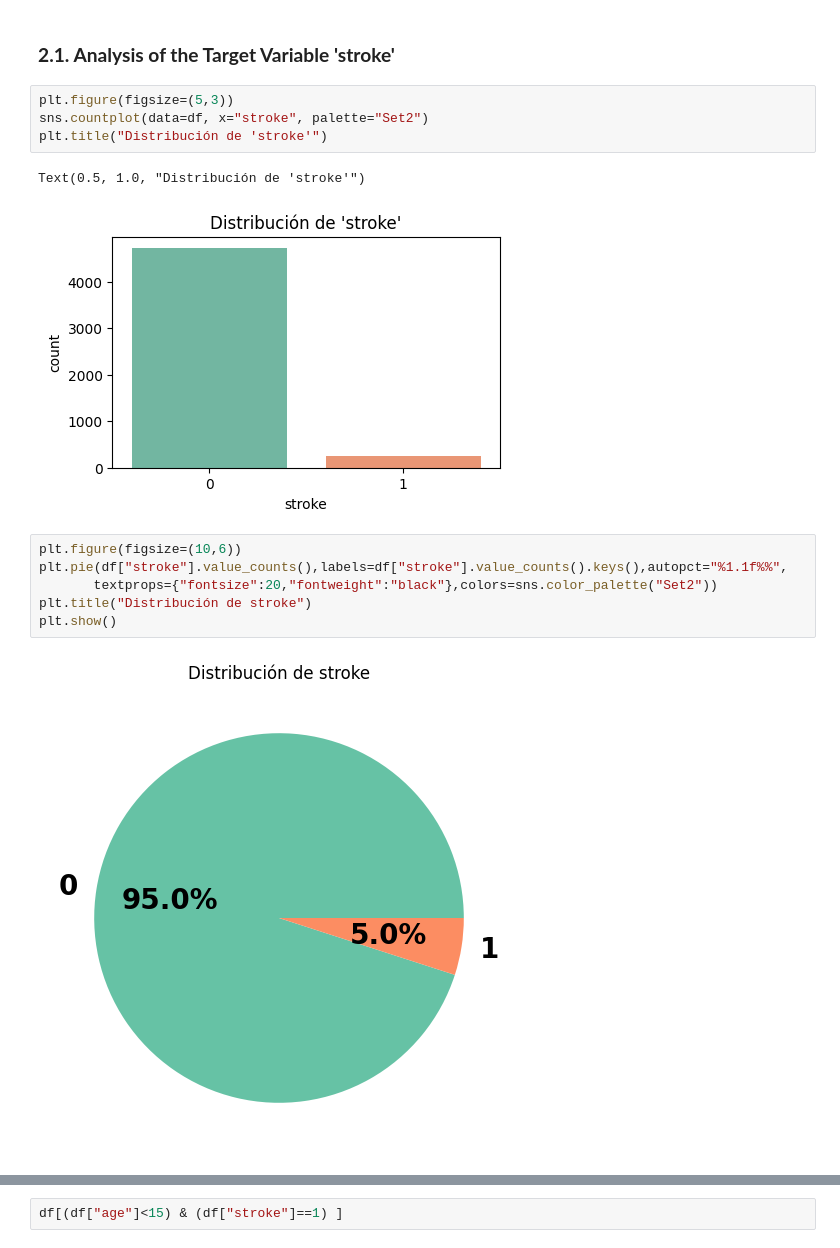
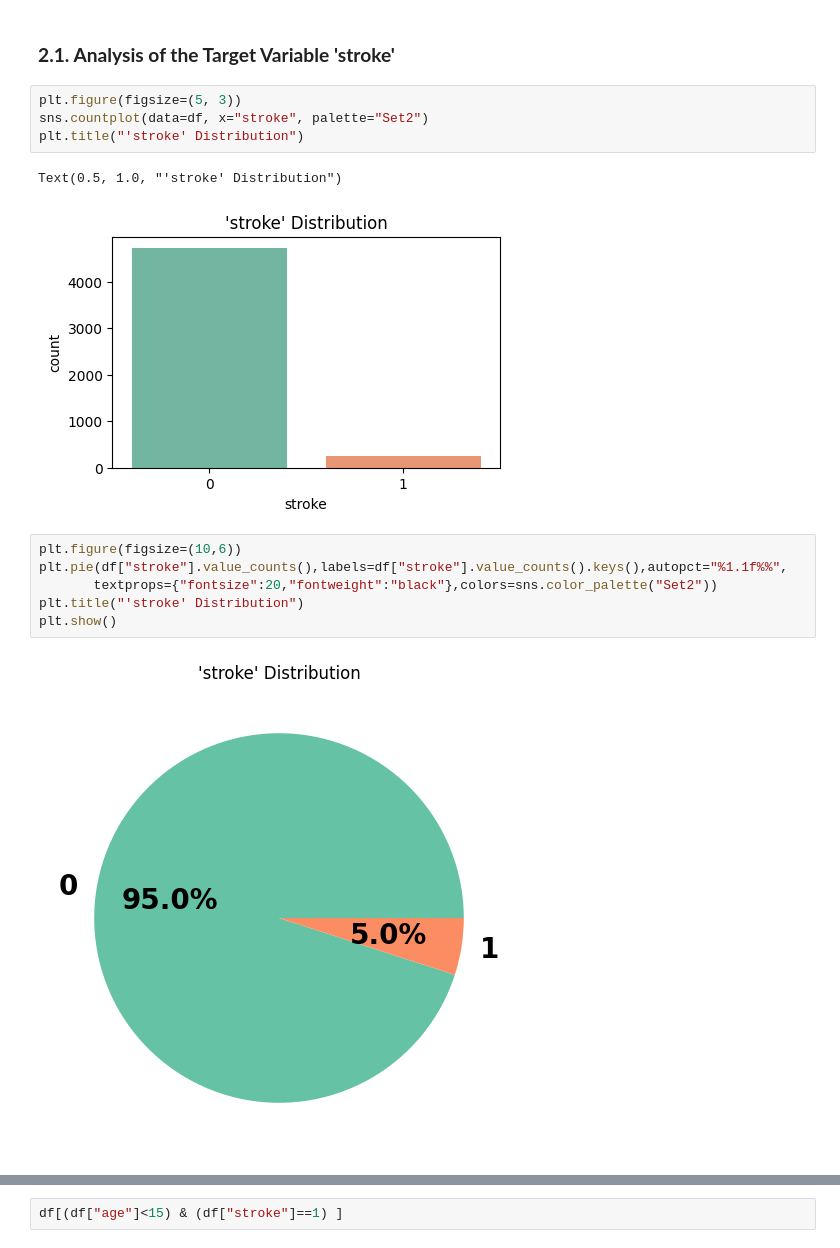
Before and after one commit to AI-School-F5-P2/DS_hospital_G2, a Jupyter notebook: Notebooks/EDA.ipynb, the cells around one changed output, grey strips where cells are left out. Saved outputs shown, nothing was run; the diff lists cells and outputs as text.

```diff
--- a/Notebooks/EDA.ipynb
+++ b/Notebooks/EDA.ipynb
@@ -354,17 +339,17 @@ dtype: int64
 # %% [markdown]
 ### **2.1. Analysis of the Target Variable 'stroke'**
 # %%
-plt.figure(figsize=(5,3))
+plt.figure(figsize=(5, 3))
 sns.countplot(data=df, x="stroke", palette="Set2")
-plt.title("Distribución de 'stroke'")
+plt.title("'stroke' Distribution")
 # %% [output]
-Text(0.5, 1.0, "Distribución de 'stroke'")
+Text(0.5, 1.0, "'stroke' Distribution")
-[figure, old version]
+[figure, new version]
 # %%
 plt.figure(figsize=(10,6))
 plt.pie(df["stroke"].value_counts(),labels=df["stroke"].value_counts().keys(),autopct="%1.1f%%",
        textprops={"fontsize":20,"fontweight":"black"},colors=sns.color_palette("Set2"))
-plt.title("Distribución de stroke")
+plt.title("'stroke' Distribution")
 plt.show()
 # %% [output]
-[figure, old version]
+[figure, new version]
```
Also changed, not shown: parts of 63 cells of this notebook.
